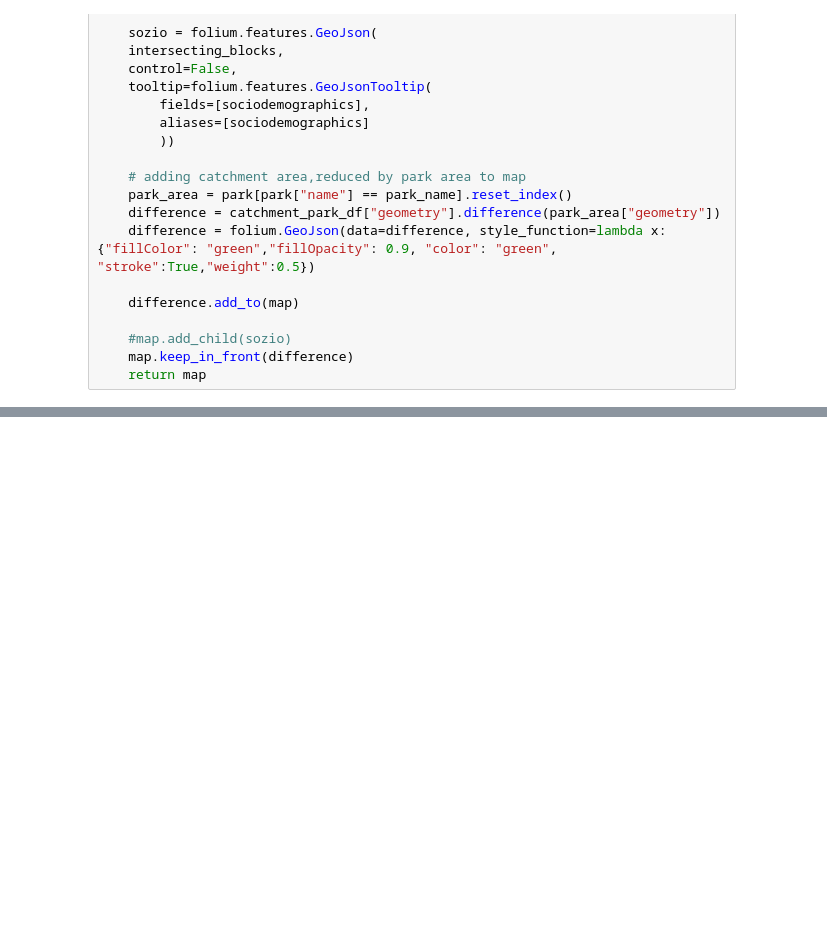
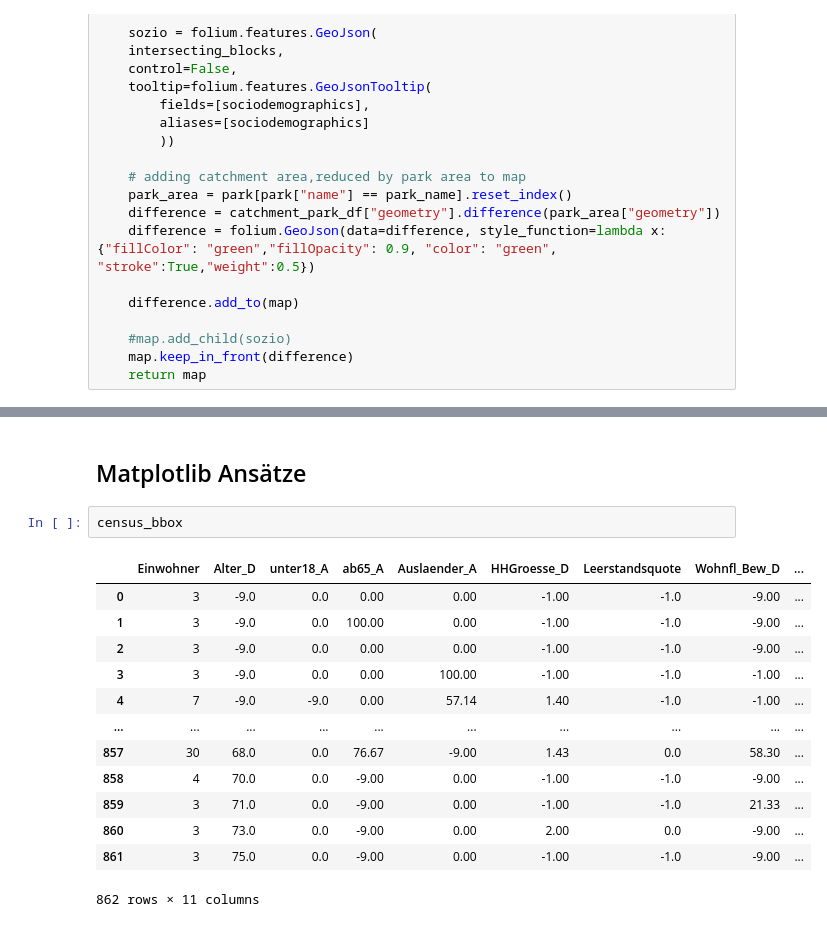
Before and after one commit to NicoLanghans/Master-Thesis, a Jupyter notebook: visualizations/maps.ipynb, the cells around one changed output, grey strips where cells are left out. Cells and saved outputs as stored; diff of their text form; blank space fills up the shorter version.

```diff
--- a/visualizations/maps.ipynb
+++ b/visualizations/maps.ipynb
@@ -113,0 +120,18 @@ map_catchment_heatmap(park_areas, park_catchment_areas, "Berner Gutspark", censu
+# %% [markdown]
+## Matplotlib Ansätze
+# %%
+census_bbox
+# %% [output]
+|  | Einwohner | Alter_D | unter18_A | ab65_A | Auslaender_A | HHGroesse_D | Leerstandsquote | Wohnfl_Bew_D | ... |
+| 0 | 3 | -9.0 | 0.0 | 0.00 | 0.00 | -1.00 | -1.0 | -9.00 | ... |
+| 1 | 3 | -9.0 | 0.0 | 100.00 | 0.00 | -1.00 | -1.0 | -9.00 | ... |
+| 2 | 3 | -9.0 | 0.0 | 0.00 | 0.00 | -1.00 | -1.0 | -9.00 | ... |
+| 3 | 3 | -9.0 | 0.0 | 0.00 | 100.00 | -1.00 | -1.0 | -1.00 | ... |
+| 4 | 7 | -9.0 | -9.0 | 0.00 | 57.14 | 1.40 | -1.0 | -1.00 | ... |
+| ... | ... | ... | ... | ... | ... | ... | ... | ... | ... |
+| 857 | 30 | 68.0 | 0.0 | 76.67 | -9.00 | 1.43 | 0.0 | 58.30 | ... |
+| 858 | 4 | 70.0 | 0.0 | -9.00 | 0.00 | -1.00 | -1.0 | -9.00 | ... |
+| 859 | 3 | 71.0 | 0.0 | -9.00 | 0.00 | -1.00 | -1.0 | 21.33 | ... |
+| 860 | 3 | 73.0 | 0.0 | -9.00 | 0.00 | 2.00 | 0.0 | -9.00 | ... |
+| 861 | 3 | 75.0 | 0.0 | -9.00 | 0.00 | -1.00 | -1.0 | -9.00 | ... |
+862 rows × 11 columns
```
Also changed, not shown: parts of 7 cells of this notebook, 1 other file.
